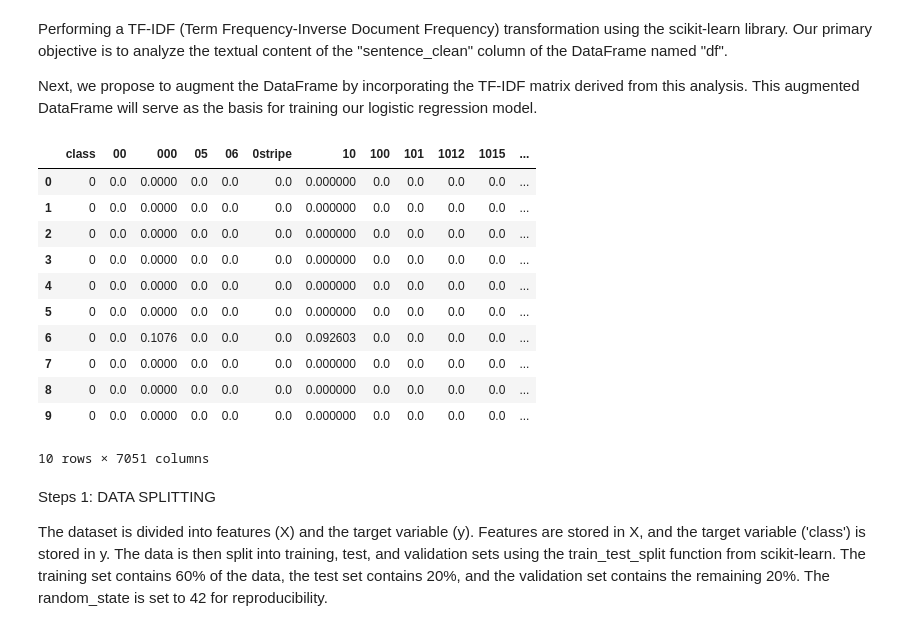
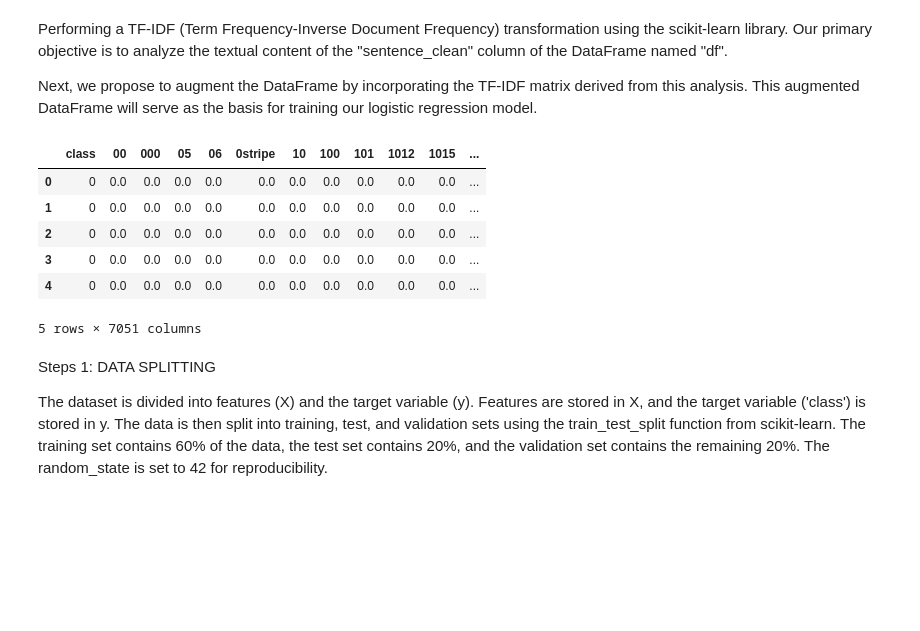
Before and after one commit to do3-173/FDS_Final, a Jupyter notebook: LR_with_TFIDF_and_NEWFEATURES.ipynb, the cells around one changed output. Cells and saved outputs as stored; diff of their text form; code cells hidden in the pictures; blank space fills up the shorter version.

```diff
--- a/LR_with_TFIDF_and_NEWFEATURES.ipynb
+++ b/LR_with_TFIDF_and_NEWFEATURES.ipynb
@@ -431,20 +431,15 @@ df = pd.concat([df, pd.DataFrame(dense_tfidf_matrix, columns=tfidf_vectorizer.ge
 # %%
 # Now we drop the 'abstract_clean' column because we don't need it anymore
 df = df.drop(columns=["article_clean"])
-df.head(10)
+df.head(5)
 # %% [output]
 |  | class | 00 | 000 | 05 | 06 | 0stripe | 10 | 100 | 101 | 1012 | 1015 | ... |
-| 0 | 0 | 0.0 | 0.0000 | 0.0 | 0.0 | 0.0 | 0.000000 | 0.0 | 0.0 | 0.0 | 0.0 | ... |
-| 1 | 0 | 0.0 | 0.0000 | 0.0 | 0.0 | 0.0 | 0.000000 | 0.0 | 0.0 | 0.0 | 0.0 | ... |
-| 2 | 0 | 0.0 | 0.0000 | 0.0 | 0.0 | 0.0 | 0.000000 | 0.0 | 0.0 | 0.0 | 0.0 | ... |
-| 3 | 0 | 0.0 | 0.0000 | 0.0 | 0.0 | 0.0 | 0.000000 | 0.0 | 0.0 | 0.0 | 0.0 | ... |
-| 4 | 0 | 0.0 | 0.0000 | 0.0 | 0.0 | 0.0 | 0.000000 | 0.0 | 0.0 | 0.0 | 0.0 | ... |
-| 5 | 0 | 0.0 | 0.0000 | 0.0 | 0.0 | 0.0 | 0.000000 | 0.0 | 0.0 | 0.0 | 0.0 | ... |
-| 6 | 0 | 0.0 | 0.1076 | 0.0 | 0.0 | 0.0 | 0.092603 | 0.0 | 0.0 | 0.0 | 0.0 | ... |
-| 7 | 0 | 0.0 | 0.0000 | 0.0 | 0.0 | 0.0 | 0.000000 | 0.0 | 0.0 | 0.0 | 0.0 | ... |
-| 8 | 0 | 0.0 | 0.0000 | 0.0 | 0.0 | 0.0 | 0.000000 | 0.0 | 0.0 | 0.0 | 0.0 | ... |
-| 9 | 0 | 0.0 | 0.0000 | 0.0 | 0.0 | 0.0 | 0.000000 | 0.0 | 0.0 | 0.0 | 0.0 | ... |
+| 0 | 0 | 0.0 | 0.0 | 0.0 | 0.0 | 0.0 | 0.0 | 0.0 | 0.0 | 0.0 | 0.0 | ... |
+| 1 | 0 | 0.0 | 0.0 | 0.0 | 0.0 | 0.0 | 0.0 | 0.0 | 0.0 | 0.0 | 0.0 | ... |
+| 2 | 0 | 0.0 | 0.0 | 0.0 | 0.0 | 0.0 | 0.0 | 0.0 | 0.0 | 0.0 | 0.0 | ... |
+| 3 | 0 | 0.0 | 0.0 | 0.0 | 0.0 | 0.0 | 0.0 | 0.0 | 0.0 | 0.0 | 0.0 | ... |
+| 4 | 0 | 0.0 | 0.0 | 0.0 | 0.0 | 0.0 | 0.0 | 0.0 | 0.0 | 0.0 | 0.0 | ... |
-10 rows × 7051 columns
+5 rows × 7051 columns
 # %%
 from sklearn.model_selection import train_test_split
 from sklearn.preprocessing import StandardScaler
```
Also changed, not shown: parts of 11 cells of this notebook.
